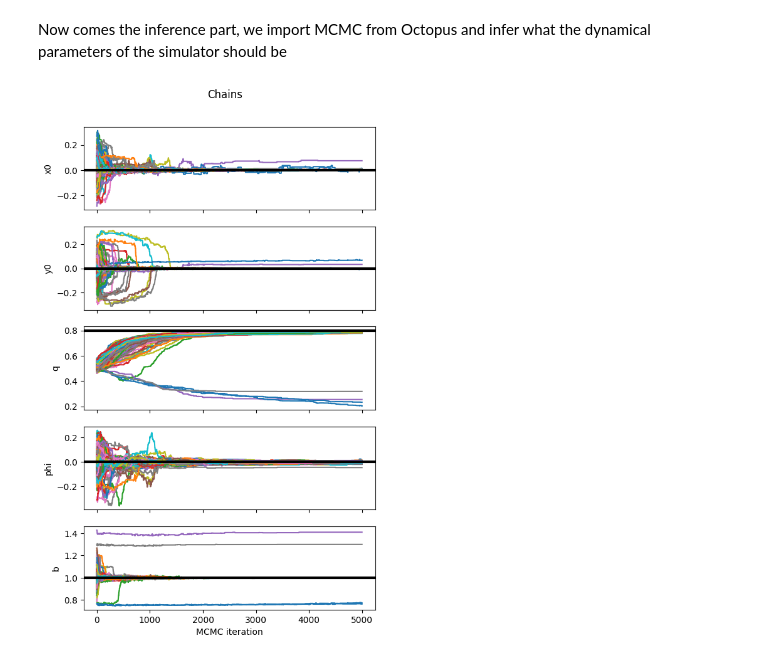
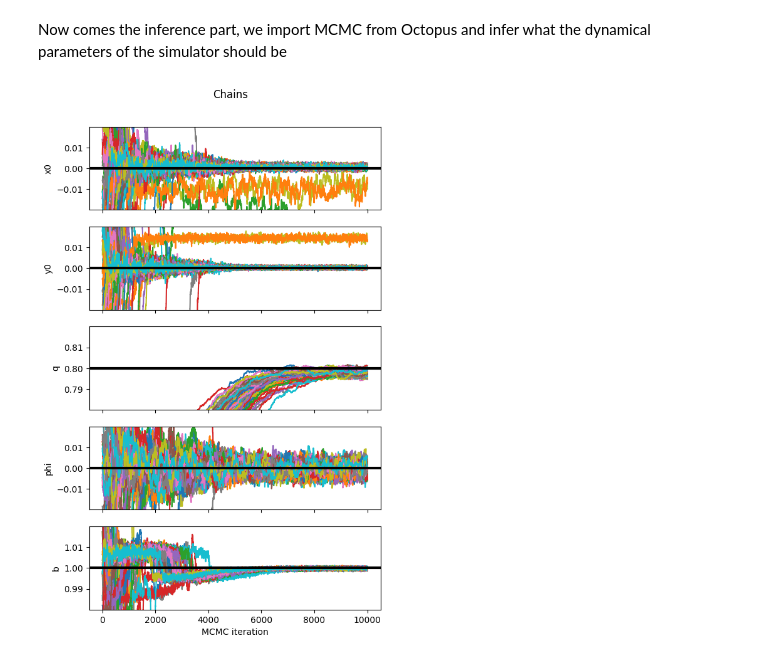
Before and after one commit to Ciela-Institute/caustics, a Jupyter notebook: notebooks/aa-01-sim_prototype.ipynb, the cells around one changed output. Cells and saved outputs as stored; diff of their text form; code cells hidden in the pictures.

```diff
--- a/notebooks/aa-01-sim_prototype.ipynb
+++ b/notebooks/aa-01-sim_prototype.ipynb
@@ -588,9 +588,9 @@ Now comes the inference part, we import MCMC from Octopus and infer what the dyn
 # %%
 from octopus.score_samplers import Metropolis as MCMC
 # %%
-W = 300
-N = 5000
-epsilon = 1e-2
+W = 100
+N = 10000
+epsilon = 1e-3
 
 # We can start from wherever we like, since optimisation is in unconstrained space.
 state = torch.randn((W, sim.parameters.D)) * 0.1
@@ -608,16 +608,17 @@ constrained_posterior_samples = vmap(sim.parameters.constrained_values)(torch.te
 # %%
 burn_in = 0
 
 labels = ["x0", "y0", "q", "phi", "b"]
 
 fig, axs = plt.subplots(5, 1, figsize=(6, 2*5), sharex=True)
 for p in range(5):
     for worker in range(posterior_samples.shape[1]):
         param = constrained_posterior_samples[burn_in:, worker, p]
         axs[p].plot(param);
     axs[p].set_ylabel(labels[p])
     axs[p].axhline(ground_truth[p].cpu(), color="k", lw=3)
+    axs[p].set_ylim(ground_truth[p] - 0.02, ground_truth[p] + 0.02)
 axs[-1].set_xlabel("MCMC iteration")
 fig.suptitle("Chains", y=0.94);
 # %% [output]
-[figure, old version]
+[figure, new version]
```
Also changed, not shown: parts of 1 cell of this notebook, 1 other file.
